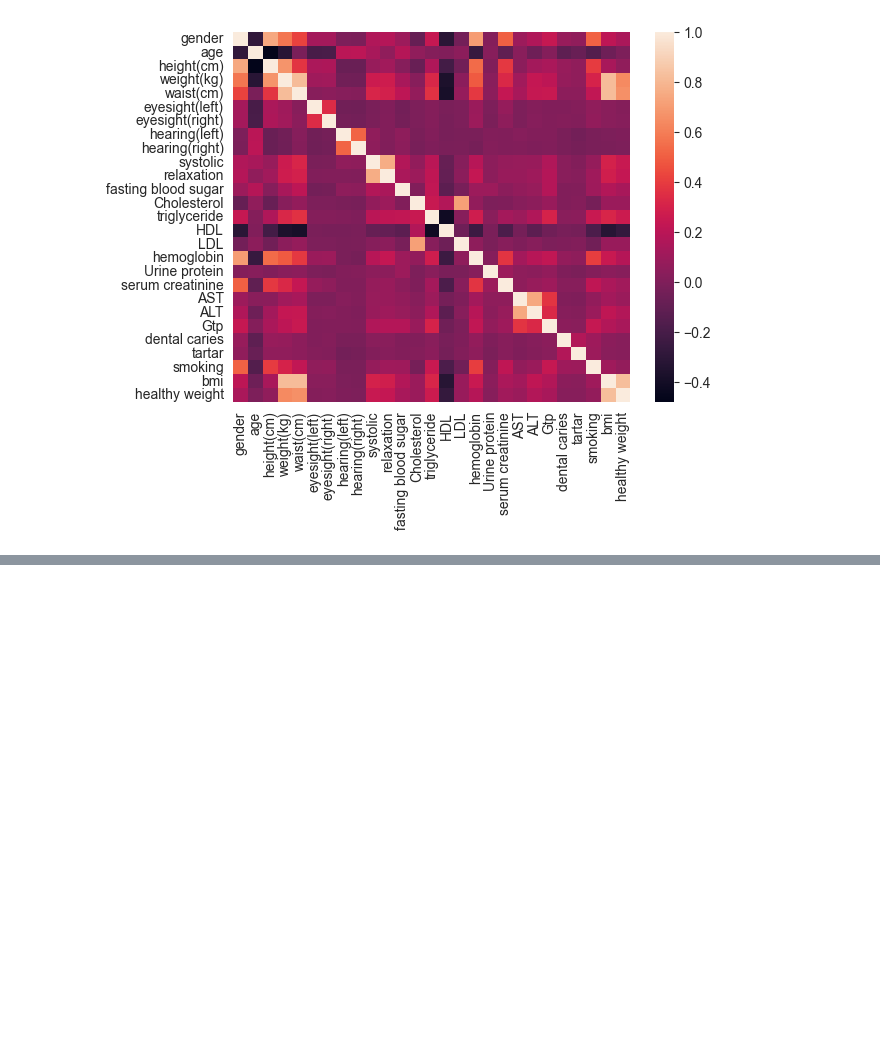
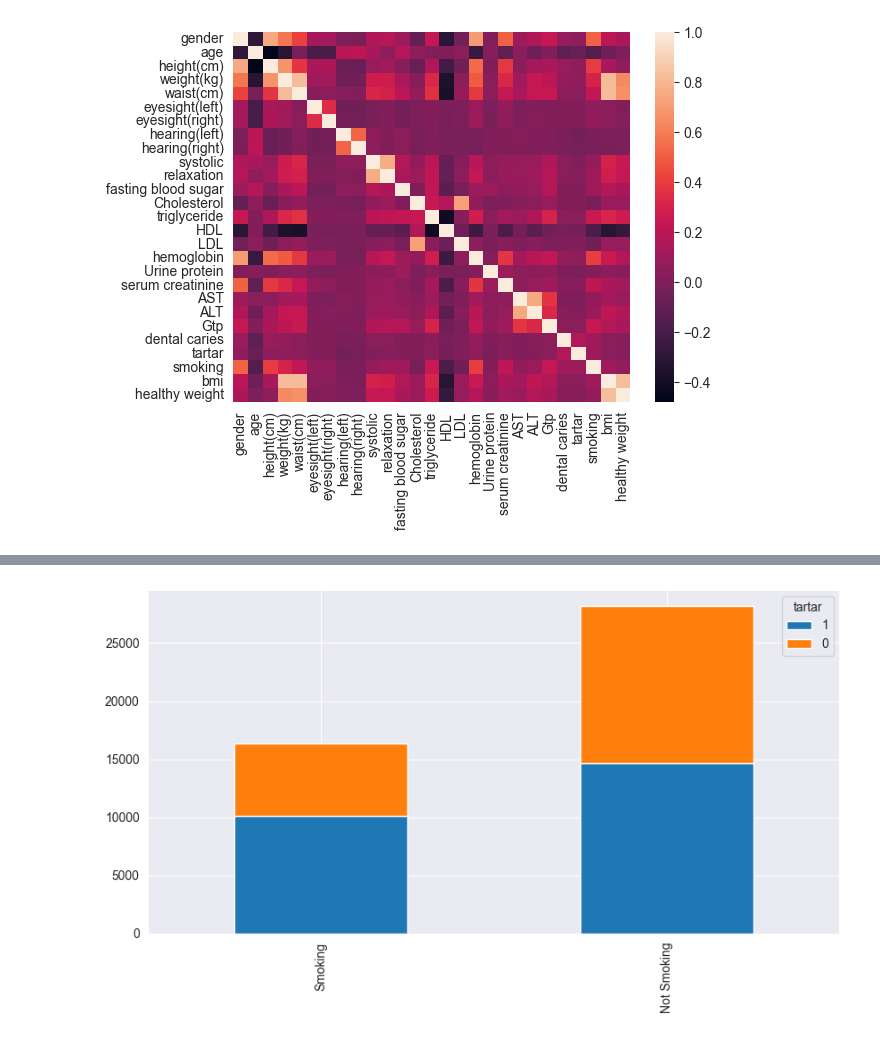
Before and after one commit to balooooooooo/machine_learning_1_coursework, a Jupyter notebook: data_exploration.ipynb, the cells around one changed output, grey strips where cells are left out. Cells and saved outputs as stored; diff of their text form; code cells hidden in the pictures; blank space fills up the shorter version.

```diff
--- a/data_exploration.ipynb
+++ b/data_exploration.ipynb
@@ -23,0 +35,4 @@ sns.heatmap(corr, xticklabels=corr.columns, yticklabels=corr.columns)
+# %%
+bar_chart(train, "tartar")
+# %% [output]
+[figure, added]
```
Also changed, not shown: parts of 2 cells of this notebook.
